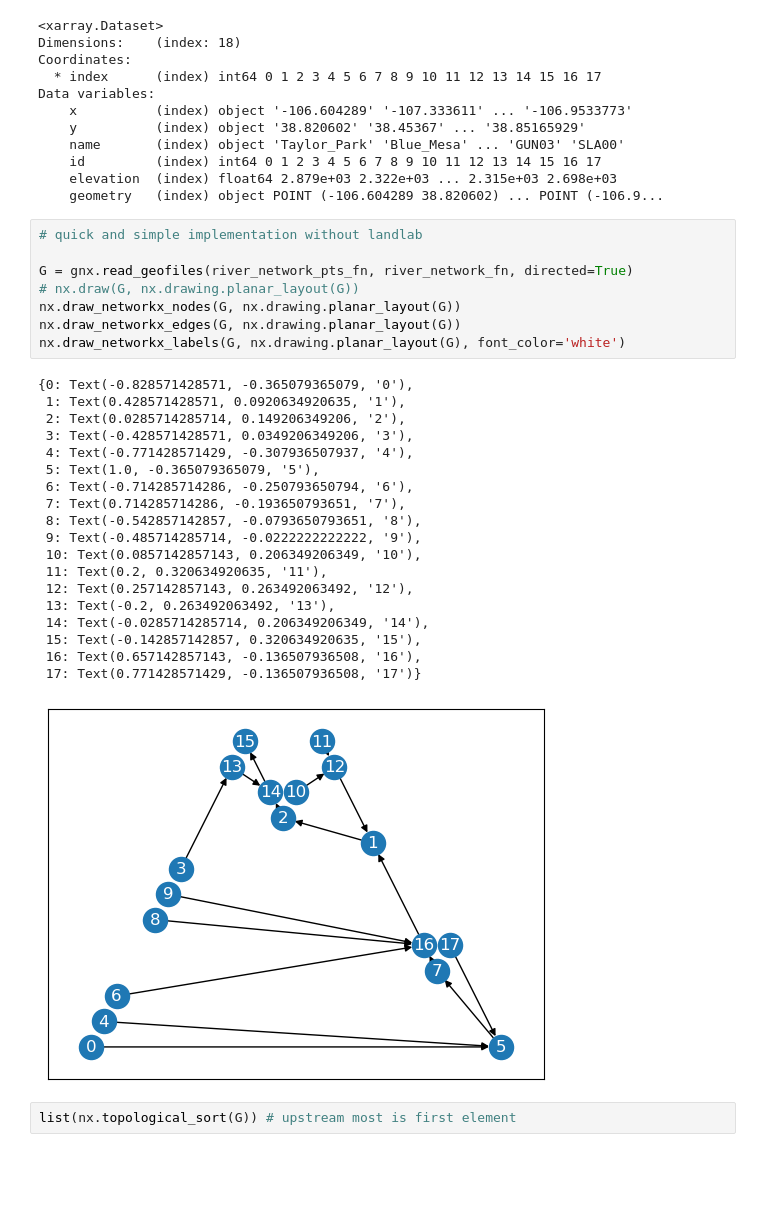
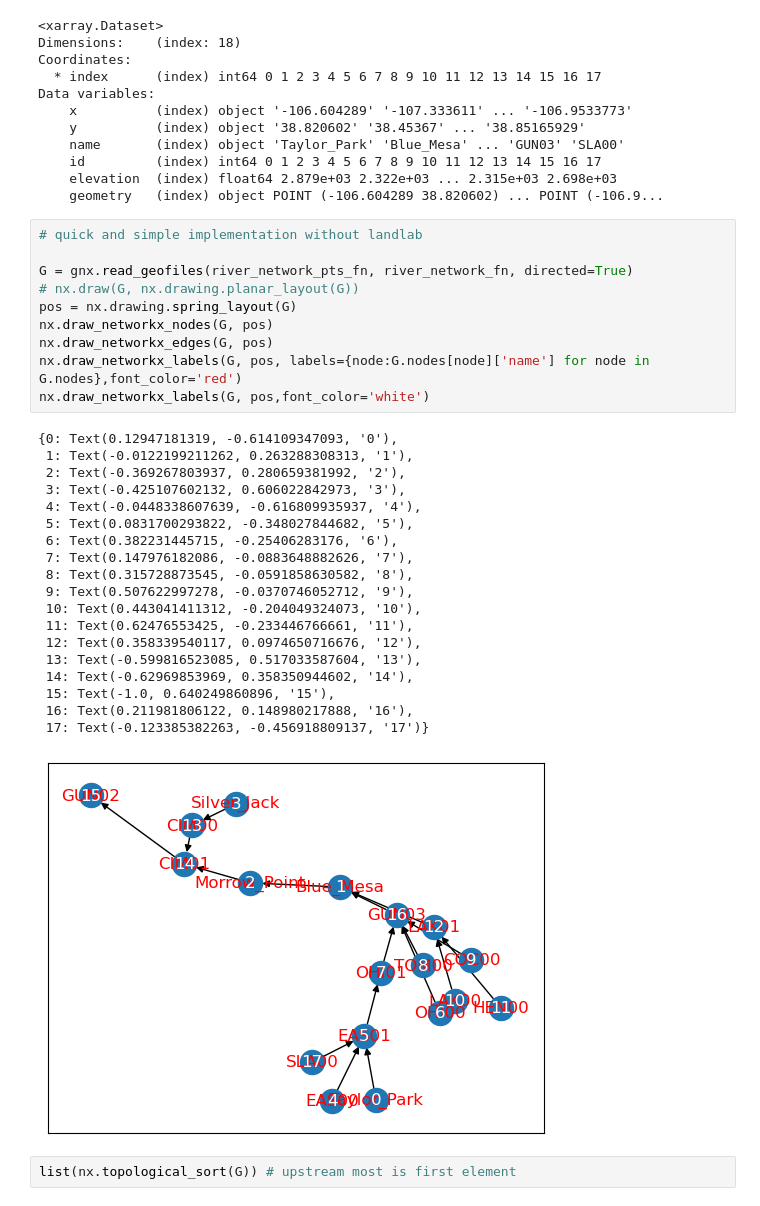
Before and after one commit to UW-SASWE/ResORR, a Jupyter notebook: notebooks/methods/07-Regulation.ipynb, the cells around one changed output. Saved outputs shown, nothing was run; the diff lists cells and outputs as text; blank space fills up the shorter version.

```diff
--- a/notebooks/methods/07-Regulation.ipynb
+++ b/notebooks/methods/07-Regulation.ipynb
@@ -42,31 +44,33 @@ Data variables:
 # %%
 # quick and simple implementation without landlab
 
 G = gnx.read_geofiles(river_network_pts_fn, river_network_fn, directed=True)
 # nx.draw(G, nx.drawing.planar_layout(G))
-nx.draw_networkx_nodes(G, nx.drawing.planar_layout(G))
-nx.draw_networkx_edges(G, nx.drawing.planar_layout(G))
-nx.draw_networkx_labels(G, nx.drawing.planar_layout(G), font_color='white')
+pos = nx.drawing.spring_layout(G)
+nx.draw_networkx_nodes(G, pos)
+nx.draw_networkx_edges(G, pos)
+nx.draw_networkx_labels(G, pos, labels={node:G.nodes[node]['name'] for node in G.nodes},font_color='red')
+nx.draw_networkx_labels(G, pos,font_color='white')
 # %% [output]
-{0: Text(-0.828571428571, -0.365079365079, '0'),
- 1: Text(0.428571428571, 0.0920634920635, '1'),
- 2: Text(0.0285714285714, 0.149206349206, '2'),
- 3: Text(-0.428571428571, 0.0349206349206, '3'),
- 4: Text(-0.771428571429, -0.307936507937, '4'),
- 5: Text(1.0, -0.365079365079, '5'),
- 6: Text(-0.714285714286, -0.250793650794, '6'),
- 7: Text(0.714285714286, -0.193650793651, '7'),
- 8: Text(-0.542857142857, -0.0793650793651, '8'),
- 9: Text(-0.485714285714, -0.0222222222222, '9'),
- 10: Text(0.0857142857143, 0.206349206349, '10'),
- 11: Text(0.2, 0.320634920635, '11'),
- 12: Text(0.257142857143, 0.263492063492, '12'),
- 13: Text(-0.2, 0.263492063492, '13'),
- 14: Text(-0.0285714285714, 0.206349206349, '14'),
- 15: Text(-0.142857142857, 0.320634920635, '15'),
- 16: Text(0.657142857143, -0.136507936508, '16'),
- 17: Text(0.771428571429, -0.136507936508, '17')}
+{0: Text(0.12947181319, -0.614109347093, '0'),
+ 1: Text(-0.0122199211262, 0.263288308313, '1'),
+ 2: Text(-0.369267803937, 0.280659381992, '2'),
+ 3: Text(-0.425107602132, 0.606022842973, '3'),
+ 4: Text(-0.0448338607639, -0.616809935937, '4'),
+ 5: Text(0.0831700293822, -0.348027844682, '5'),
+ 6: Text(0.382231445715, -0.25406283176, '6'),
+ 7: Text(0.147976182086, -0.0883648882626, '7'),
+ 8: Text(0.315728873545, -0.0591858630582, '8'),
+ 9: Text(0.507622997278, -0.0370746052712, '9'),
+ 10: Text(0.443041411312, -0.204049324073, '10'),
+ 11: Text(0.62476553425, -0.233446766661, '11'),
+ 12: Text(0.358339540117, 0.0974650716676, '12'),
+ 13: Text(-0.599816523085, 0.517033587604, '13'),
+ 14: Text(-0.62969853969, 0.358350944602, '14'),
+ 15: Text(-1.0, 0.640249860896, '15'),
+ 16: Text(0.211981806122, 0.148980217888, '16'),
+ 17: Text(-0.123385382263, -0.456918809137, '17')}
-[figure, old version]
+[figure, new version]
 # %%
 list(nx.topological_sort(G)) # upstream most is first element
 # %% [output]
```
Also changed, not shown: parts of 17 cells of this notebook.
